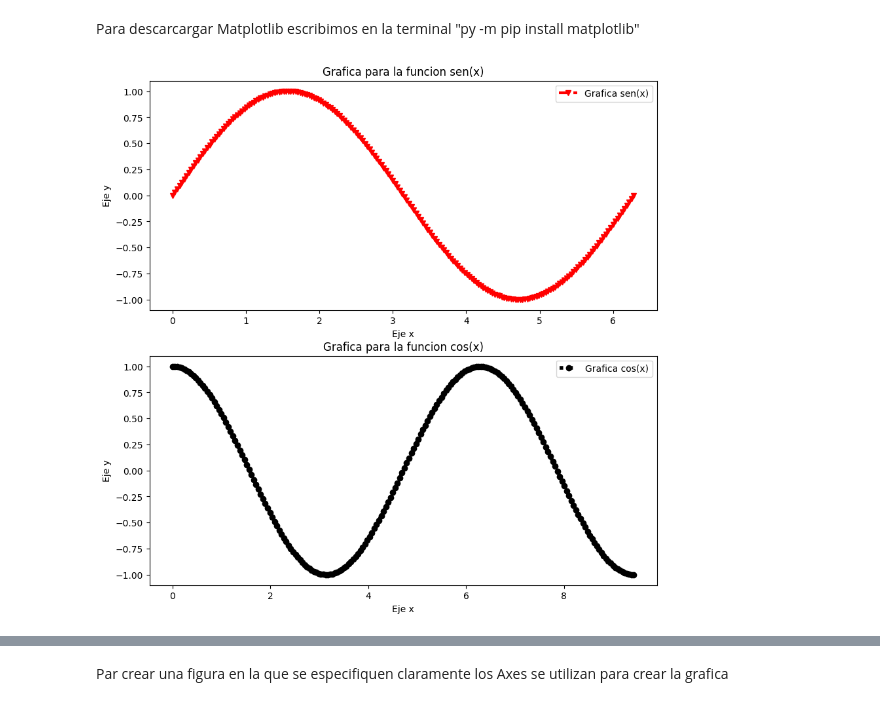
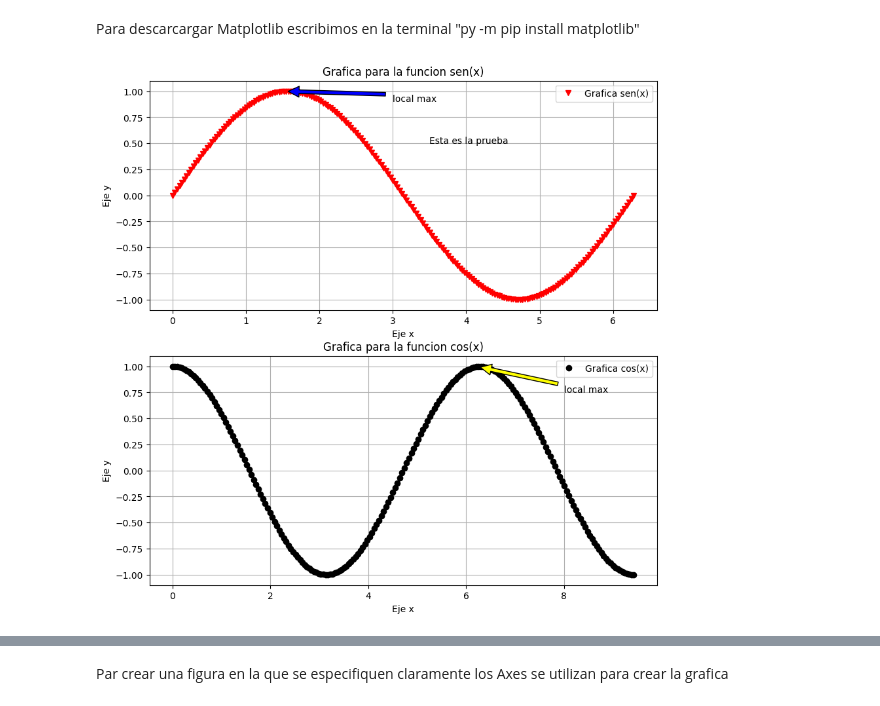
Before and after one commit to Randy9560/Info-2, a Jupyter notebook: Clase_14_03_2024.ipynb, the cells around one changed output, grey strips where cells are left out. Cells and saved outputs as stored; diff of their text form; code cells hidden in the pictures.

```diff
--- a/Clase_14_03_2024.ipynb
+++ b/Clase_14_03_2024.ipynb
@@ -8,23 +8,28 @@ import numpy as np
 # %%
 x1 = np.linspace(0, 2*np.pi,200)
 x2 = np.linspace(0, 3*np.pi,200)
 
 
 y1 = np.sin(x1)
 y2 = np.cos(x2)
 
 fig, (ax1,ax2) = plt.subplots(2,1, figsize = (10,10))
 ax1.plot(x1,y1, 'v', label = "Grafica sen(x)",color='red', linewidth = 3)#, linestyle = "--")
 ax2.plot(x2,y2, 'o', label = "Grafica cos(x)",color='black', linewidth = 4)#, linestyle = ":")
 ax1.set_xlabel("Eje x")
 ax1.set_ylabel("Eje y")
 ax1.set_title("Grafica para la funcion sen(x)")
 ax2.set_xlabel("Eje x")
 ax2.set_ylabel("Eje y")
 ax2.set_title("Grafica para la funcion cos(x)")
 ax1.legend()
+ax1.annotate('local max', xy = (1.5 , 1), xytext = (3,0.9), arrowprops = dict(facecolor = 'blue', shrink = 0.05))
+ax1.grid()
+ax1.text(3.5,0.50,"Esta es la prueba")
 ax2.legend()
+ax2.annotate('local max', xy = (6.2 , 1), xytext = (8,0.75), arrowprops = dict(facecolor = 'yellow', shrink = 0.05))
+ax2.grid()
 
 plt.show()
 # %% [output]
-[figure, old version]
+[figure, new version]
```
Also changed, not shown: parts of 1 cell of this notebook.
